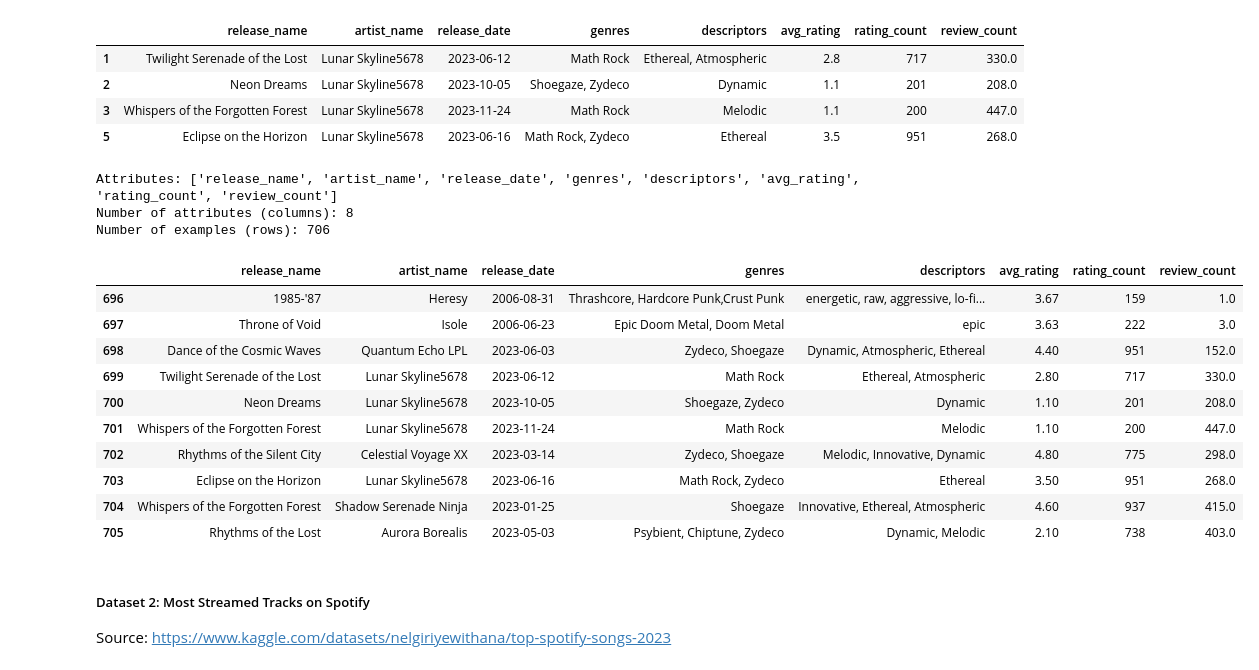
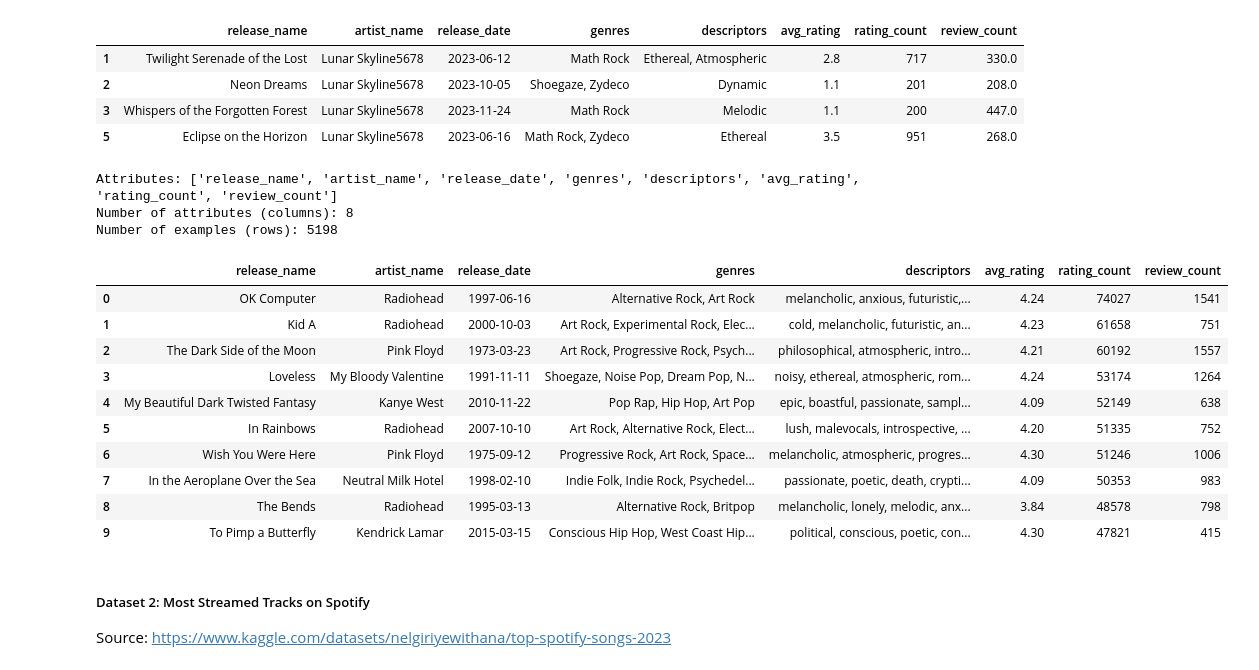
Before and after one commit to Dennis-H1/Function-Calling-LLMs, a Jupyter notebook: main.ipynb, the cells around one changed output. Drawn from its saved outputs; the diff is of its cells as text; code cells hidden in the pictures.

Commit message:
restructure data

```diff
--- a/main.ipynb
+++ b/main.ipynb
@@ -128,29 +128,28 @@ albums_niche[albums_niche["artist_name"] == "Lunar Skyline5678"]
 | 3 | Whispers of the Forgotten Forest | Lunar Skyline5678 | 2023-11-24 | Math Rock | Melodic | 1.1 | 200 | 447.0 |
 | 5 | Eclipse on the Horizon | Lunar Skyline5678 | 2023-06-16 | Math Rock, Zydeco | Ethereal | 3.5 | 951 | 268.0 |
 # %%
-ALBUMS = pd.concat([albums_popular[:500], albums_long_tail,
-                   albums_niche], ignore_index=True)
+ALBUMS = pd.read_csv("./data/albums.csv")
 
 print(f"Attributes: {ALBUMS.columns.to_list()}")
 print(f"Number of attributes (columns): {ALBUMS.shape[1]}")
 print(f"Number of examples (rows): {ALBUMS.shape[0]}")
 
-ALBUMS[-10:].head(n=10)
+ALBUMS.head(n=10)
 # %% [output]
 Attributes: ['release_name', 'artist_name', 'release_date', 'genres', 'descriptors', 'avg_rating', 'rating_count', 'review_count']
 Number of attributes (columns): 8
-Number of examples (rows): 706
+Number of examples (rows): 5198
 |  | release_name | artist_name | release_date | genres | descriptors | avg_rating | rating_count | review_count |
-| 696 | 1985-'87 | Heresy | 2006-08-31 | Thrashcore, Hardcore Punk,Crust Punk | energetic, raw, aggressive, lo-fi... | 3.67 | 159 | 1.0 |
-| 697 | Throne of Void | Isole | 2006-06-23 | Epic Doom Metal, Doom Metal | epic | 3.63 | 222 | 3.0 |
-| 698 | Dance of the Cosmic Waves | Quantum Echo LPL | 2023-06-03 | Zydeco, Shoegaze | Dynamic, Atmospheric, Ethereal | 4.40 | 951 | 152.0 |
-| 699 | Twilight Serenade of the Lost | Lunar Skyline5678 | 2023-06-12 | Math Rock | Ethereal, Atmospheric | 2.80 | 717 | 330.0 |
-| 700 | Neon Dreams | Lunar Skyline5678 | 2023-10-05 | Shoegaze, Zydeco | Dynamic | 1.10 | 201 | 208.0 |
-| 701 | Whispers of the Forgotten Forest | Lunar Skyline5678 | 2023-11-24 | Math Rock | Melodic | 1.10 | 200 | 447.0 |
-| 702 | Rhythms of the Silent City | Celestial Voyage XX | 2023-03-14 | Zydeco, Shoegaze | Melodic, Innovative, Dynamic | 4.80 | 775 | 298.0 |
-| 703 | Eclipse on the Horizon | Lunar Skyline5678 | 2023-06-16 | Math Rock, Zydeco | Ethereal | 3.50 | 951 | 268.0 |
-| 704 | Whispers of the Forgotten Forest | Shadow Serenade Ninja | 2023-01-25 | Shoegaze | Innovative, Ethereal, Atmospheric | 4.60 | 937 | 415.0 |
-| 705 | Rhythms of the Lost | Aurora Borealis | 2023-05-03 | Psybient, Chiptune, Zydeco | Dynamic, Melodic | 2.10 | 738 | 403.0 |
+| 0 | OK Computer | Radiohead | 1997-06-16 | Alternative Rock, Art Rock | melancholic, anxious, futuristic,... | 4.24 | 74027 | 1541 |
+| 1 | Kid A | Radiohead | 2000-10-03 | Art Rock, Experimental Rock, Elec... | cold, melancholic, futuristic, an... | 4.23 | 61658 | 751 |
+| 2 | The Dark Side of the Moon | Pink Floyd | 1973-03-23 | Art Rock, Progressive Rock, Psych... | philosophical, atmospheric, intro... | 4.21 | 60192 | 1557 |
+| 3 | Loveless | My Bloody Valentine | 1991-11-11 | Shoegaze, Noise Pop, Dream Pop, N... | noisy, ethereal, atmospheric, rom... | 4.24 | 53174 | 1264 |
+| 4 | My Beautiful Dark Twisted Fantasy | Kanye West | 2010-11-22 | Pop Rap, Hip Hop, Art Pop | epic, boastful, passionate, sampl... | 4.09 | 52149 | 638 |
+| 5 | In Rainbows | Radiohead | 2007-10-10 | Art Rock, Alternative Rock, Elect... | lush, malevocals, introspective, ... | 4.20 | 51335 | 752 |
+| 6 | Wish You Were Here | Pink Floyd | 1975-09-12 | Progressive Rock, Art Rock, Space... | melancholic, atmospheric, progres... | 4.30 | 51246 | 1006 |
+| 7 | In the Aeroplane Over the Sea | Neutral Milk Hotel | 1998-02-10 | Indie Folk, Indie Rock, Psychedel... | passionate, poetic, death, crypti... | 4.09 | 50353 | 983 |
+| 8 | The Bends | Radiohead | 1995-03-13 | Alternative Rock, Britpop | melancholic, lonely, melodic, anx... | 3.84 | 48578 | 798 |
+| 9 | To Pimp a Butterfly | Kendrick Lamar | 2015-03-15 | Conscious Hip Hop, West Coast Hip... | political, conscious, poetic, con... | 4.30 | 47821 | 415 |
 # %% [markdown]
 ##### Dataset 2: Most Streamed Tracks on Spotify
 
```
Also changed, not shown: parts of 3 cells of this notebook, 3 other files.
